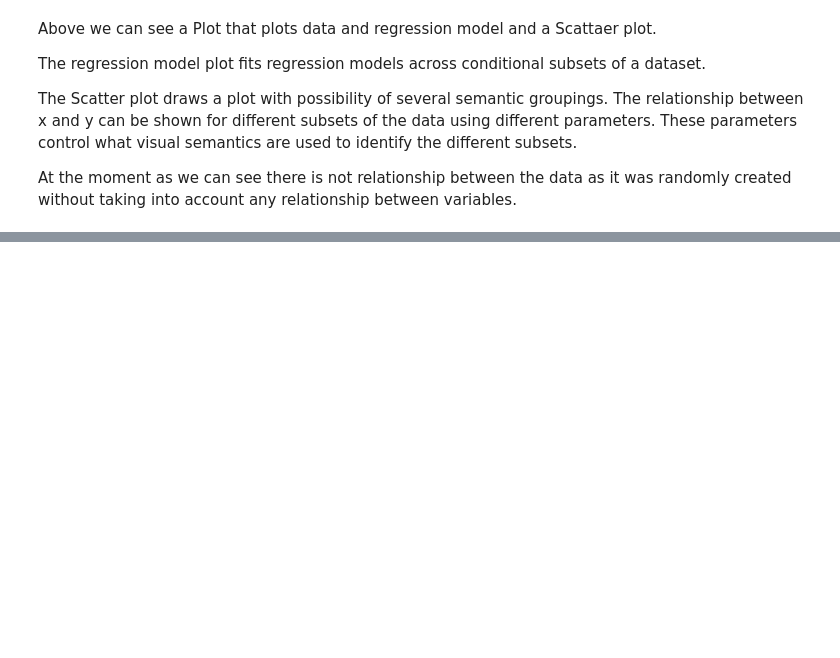
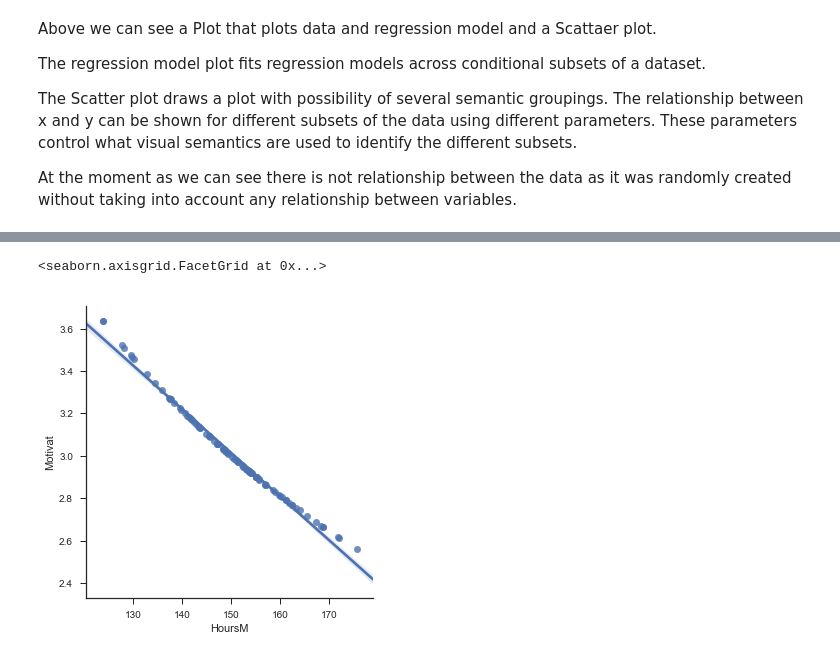
Before and after one commit to Nayade2lu/programming-data-a-project, a Jupyter notebook: Programming for data analysis Project.ipynb, the cells around one changed output, grey strips where cells are left out. Saved outputs shown, nothing was run; the diff lists cells and outputs as text; code cells hidden in the pictures; blank space fills up the shorter version.

```diff
--- a/Programming for data analysis Project.ipynb
+++ b/Programming for data analysis Project.ipynb
@@ -629,0 +676,6 @@ At the moment as we can see there is not relationship between the data as it was
+# %%
+#Plotting the data to show the data and the regression line of the data
+sns.lmplot (x="HoursM", y="Motivat", data=data)
+# %% [output]
+<seaborn.axisgrid.FacetGrid at 0x...>
+[figure, added]
```
Also changed, not shown: parts of 4 cells of this notebook.
